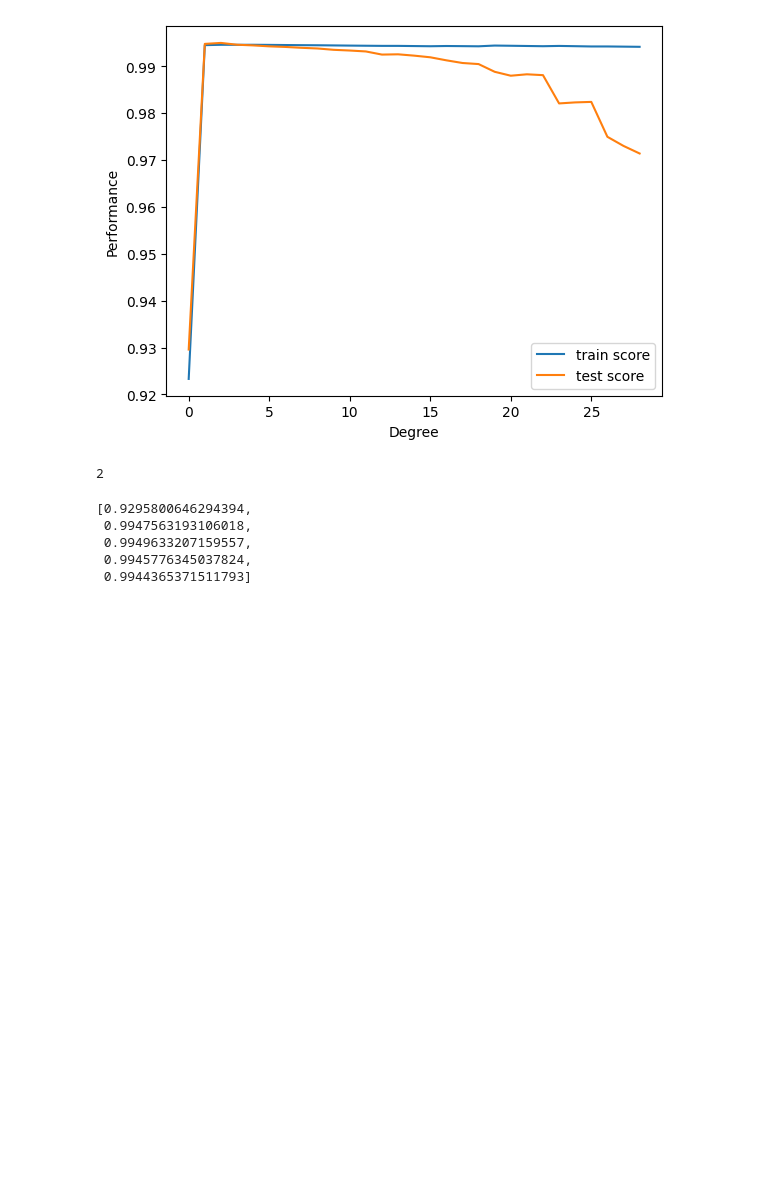
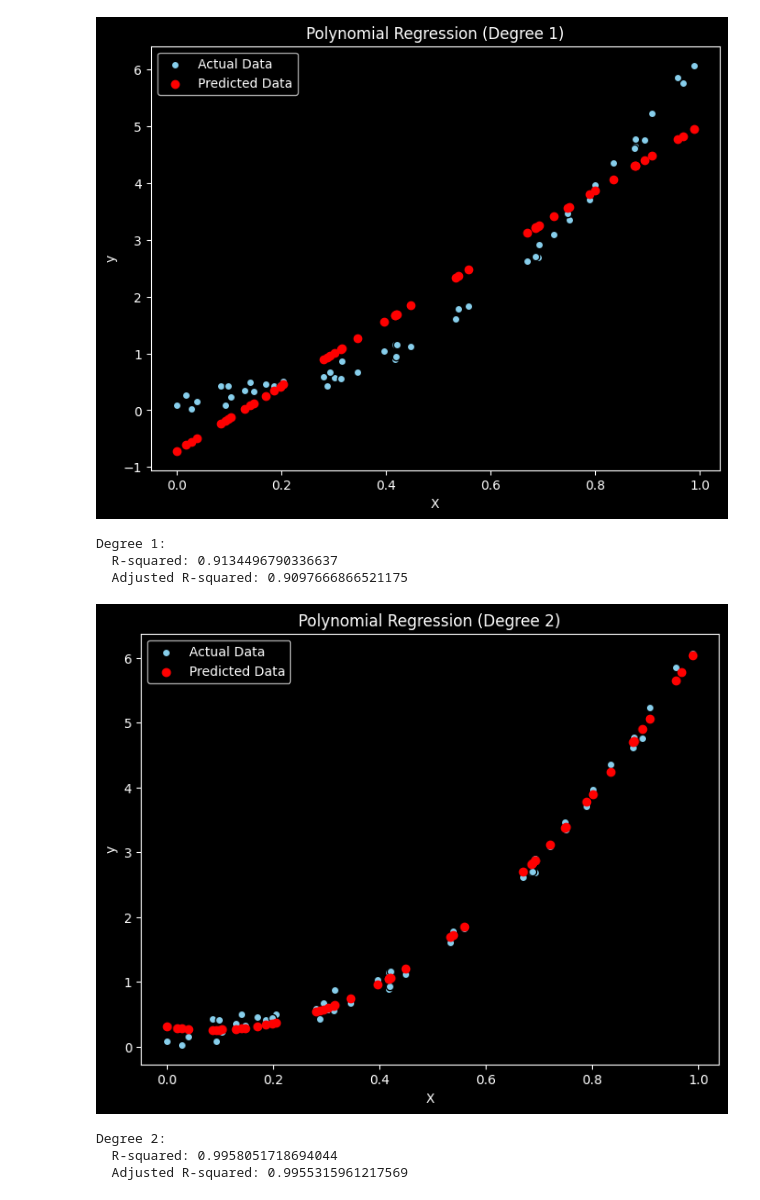
Before and after one commit to pritkudale/ML-for-Teachers, a Jupyter notebook: Linear Regression/Polyn_Regression.ipynb, the cells around one changed output. Saved outputs shown, nothing was run; the diff lists cells and outputs as text; code cells hidden in the pictures; blank space fills up the shorter version.

```diff
--- a/Linear Regression/Polyn_Regression.ipynb
+++ b/Linear Regression/Polyn_Regression.ipynb
@@ -140,14 +183,0 @@ Adj. R-square for Model Degree6: 0.9953509779782863
-# %%
-X = np.random.rand(200,1)
-y = 0.7*(X**5) - \
-    2.1*(X**4) + \
-    2.7*(X**3) + \
-    3.5*(X**2) + \
-    0.3* X + \
-    0.4*np.random.rand(200,1)
-
-plt.figure(figsize=(8,4))
-plt.scatter(X, y)
-plt.xlabel("X")
-plt.ylabel("Y")
-plt.show()
@@ -210,21 +184,43 @@ test_scores[:5]
-# %%
-plt.plot(train_scores, label="train score")
-plt.plot(test_scores, label="test score")
-plt.xlabel("Degree")
-plt.ylabel("Performance")
-plt.legend()
-plt.show()
-# %% [output]
-[figure, removed]
-# %%
-np.argmax(test_scores)
-# %% [output]
-2
-# %%
-test_scores[:5]
-# %% [output]
-[0.9295800646294394,
- 0.9947563193106018,
- 0.9949633207159557,
- 0.9945776345037824,
- 0.9944365371511793]
+# %%
+# prompt: create a loop for plotting the actual vs predicted graph and adjusted r2 score for polynomial feature ranging from 1 to 10
+
+for degree in range(1, 11):
+    # Create polynomial features
+    poly = PolynomialFeatures(degree=degree)
+    X_poly = poly.fit_transform(X)
+
+    # Fit linear regression model
+    model = LinearRegression()
+    model.fit(X_poly, y)
+
+    # Predict values
+    y_pred = model.predict(X_poly)
+
+    # Calculate R-squared and Adjusted R-squared
+    r2 = r2_score(y, y_pred)
+    n = len(y)
+    p = X_poly.shape[1]
+    adj_r2 = adjusted_r2(r2, n, p)
+
+    # Plotting
+    plt.figure(figsize=(8, 6))
+    plt.scatter(X, y, color='skyblue', edgecolors='black', label='Actual Data')
+    plt.scatter(X, y_pred, color='red', label='Predicted Data')
+    plt.xlabel('X')
+    plt.ylabel('y')
+    plt.title(f'Polynomial Regression (Degree {degree})')
+    plt.legend()
+    plt.show()
+
+    print(f"Degree {degree}:")
+    print(f"  R-squared: {r2}")
+    print(f"  Adjusted R-squared: {adj_r2}")
+# %% [output]
+[figure, added]
+Degree 1:
+  R-squared: 0.9134496790336637
+  Adjusted R-squared: 0.9097666866521175
+[figure, added]
+Degree 2:
+  R-squared: 0.9958051718694044
+  Adjusted R-squared: 0.9955315961217569
```
Also changed, not shown: parts of 34 cells of this notebook.
